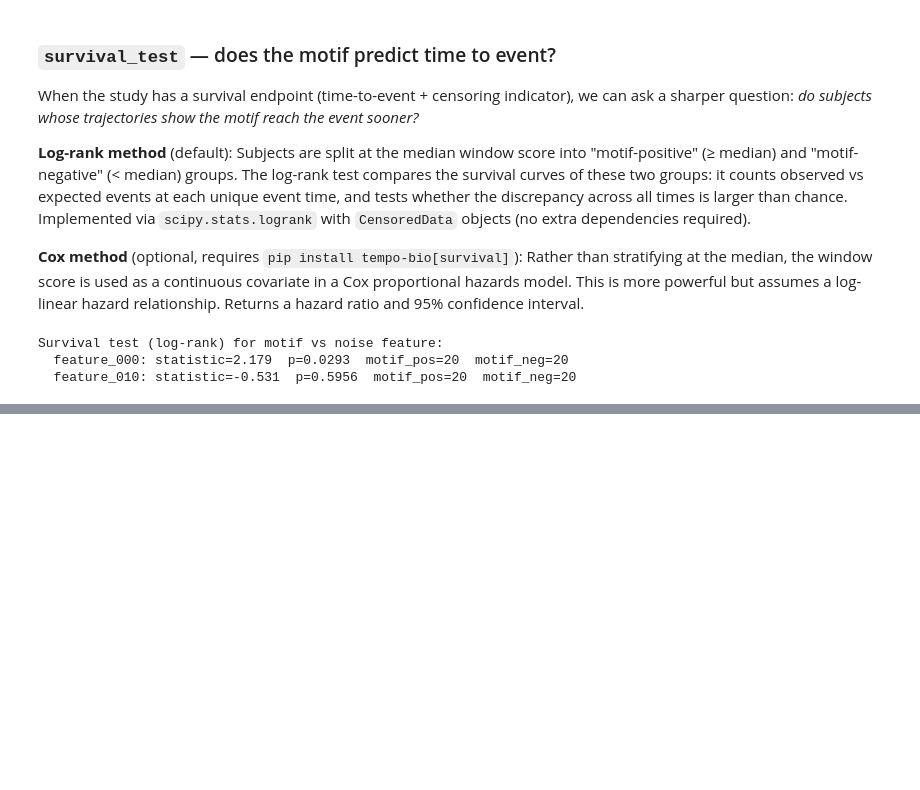
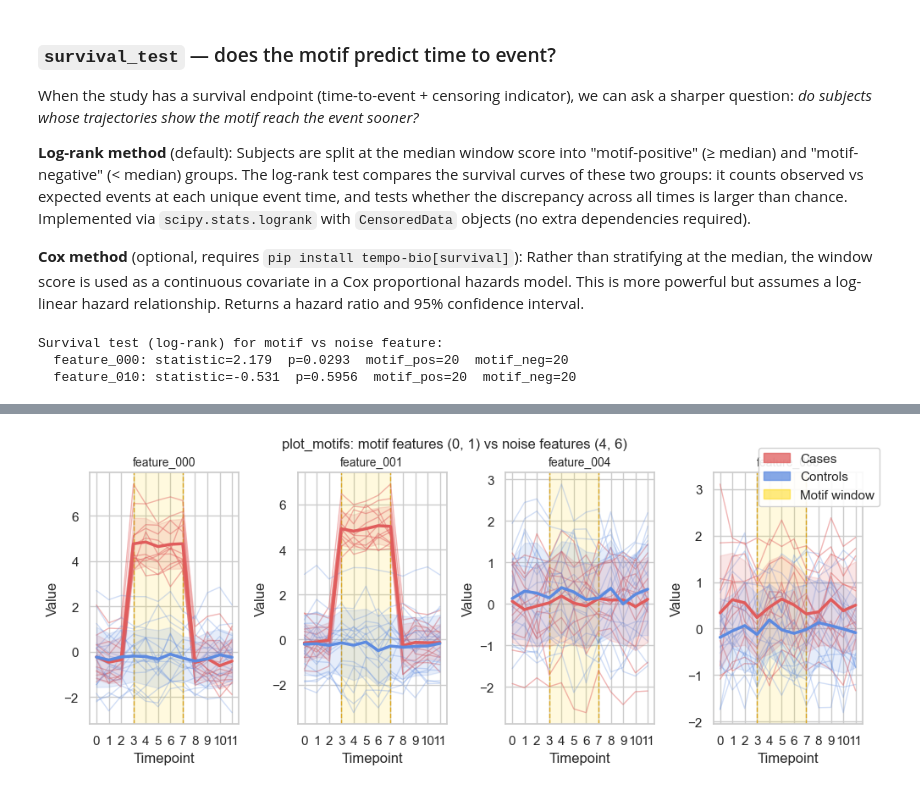
Before and after one commit to cbumby17/TEMPO, a Jupyter notebook: dev_notebook.ipynb, the cells around one changed output, grey strips where cells are left out. Cells and saved outputs as stored; diff of their text form; code cells hidden in the pictures; blank space fills up the shorter version.

```diff
--- a/dev_notebook.ipynb
+++ b/dev_notebook.ipynb
@@ -756,0 +737,9 @@ except NotImplementedError as e:
+# %%
+from tempo.viz import plot_motifs, plot_enrichment
+
+# Re-use the continuous simulation for clean signal
+df_v = simulate.simulate_continuous(
+    n_subjects=30, n_timepoints=12, n_features=8, n_cases=12,
+    motif_features=[0, 1], motif_window=(3, 7),
+    motif_strength=5.0, noise_sd=0.4, seed=42,
+)
@@ -756,0 +758,15 @@ except NotImplementedError as e:
+# %%
+truth_v = simulate.get_ground_truth(df_v)
+
+fig = plot_motifs(
+    df_v,
+    features=['feature_000', 'feature_001', 'feature_004', 'feature_006'],
+    motif_window=truth_v['motif_window'],
+)
+fig.suptitle(
+    'plot_motifs: motif features (0, 1) vs noise features (4, 6)',
+    fontsize=12, y=1.01
+)
+plt.show()
+# %% [output]
+[figure, added]
```
Also changed, not shown: parts of 10 cells of this notebook, 3 other files.
